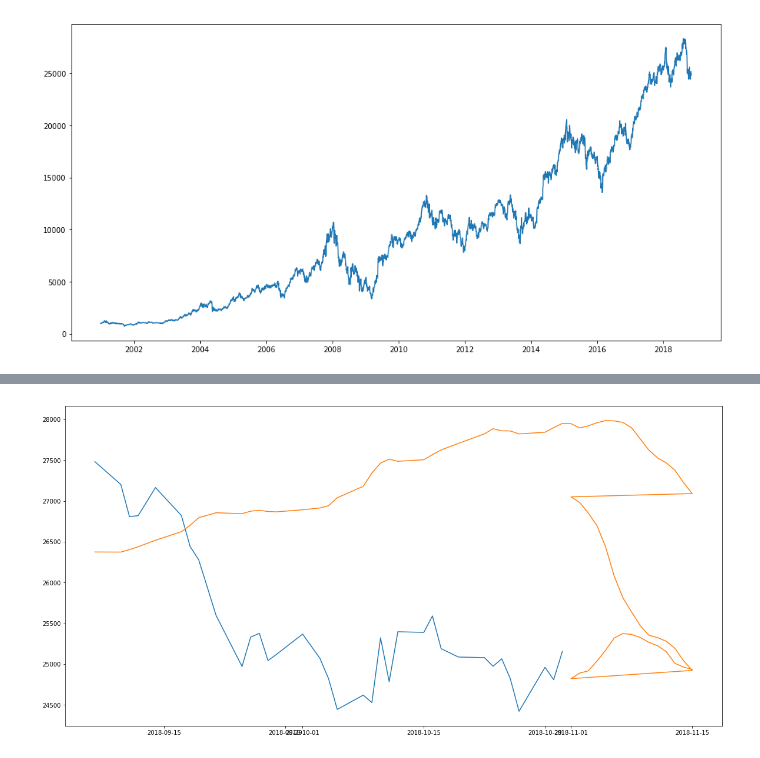
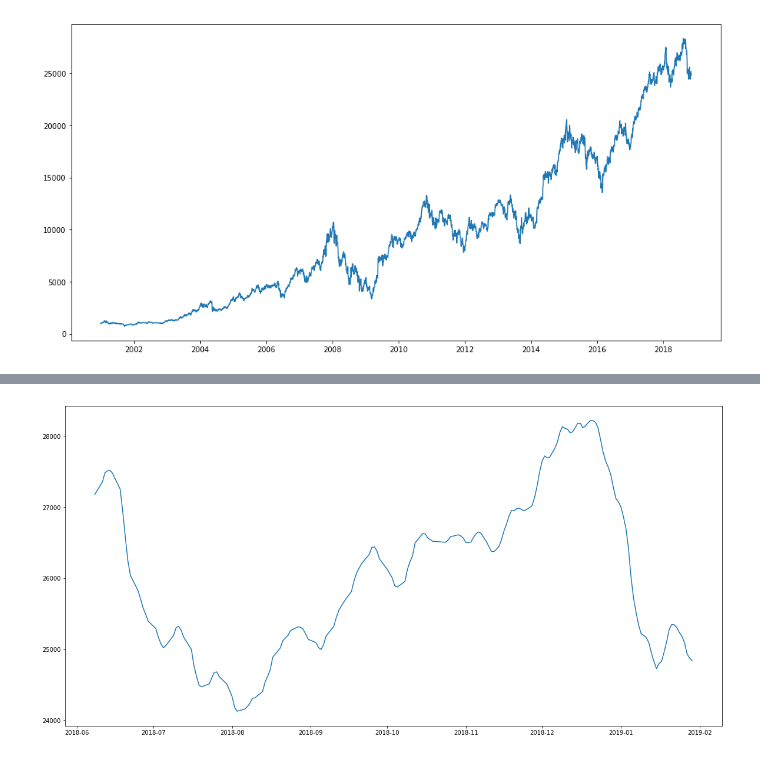
Before and after one commit to SanjotRaibagkar/mokshtech, a Jupyter notebook: stock_predictor/Section12BuildingaRNN/LoadModelFromDisk.ipynb, the cells around one changed output, grey strips where cells are left out. Saved outputs shown, nothing was run; the diff lists cells and outputs as text; code cells hidden in the pictures.

```diff
--- a/stock_predictor/Section12BuildingaRNN/LoadModelFromDisk.ipynb
+++ b/stock_predictor/Section12BuildingaRNN/LoadModelFromDisk.ipynb
@@ -72,5 +69,5 @@ new_data.shape, train.shape, valid.shape
 # %%
-inputs = new_data[len(new_data) - len(valid) - 60:].values
+inputs = new_data[len(new_data) - len(valid) :].values
 # %%
 inputs.shape
 # %% [output]
@@ -147,7 +151,8 @@ X_test.shape
 # %%
 from keras.models import model_from_json
 import os
-symbol = "BANKNIFTY_15"
+no_of_days = 90
+symbol = "BANKNIFTY_30"
 json_file = open('model.json', 'r')
 loaded_model_json = json_file.read()
 json_file.close()
@@ -192,5 +197,5 @@ valid.shape
 # %%
-valid = new_data[upto:]
+valid = new_data[len(new_data)-188:]
 # %%
 valid.shape
 # %% [output]
@@ -241,15 +252,15 @@ plt.show()
 import numpy as np
 date = np.array('2018-11-01', dtype=np.datetime64)
 date
-date12 =date + np.arange(15)
-date12
-one1 = np.reshape(date12, (date12.shape[0]),1)
+date15 =date + np.arange(no_of_days)
+one1 = np.reshape(date15, (date15.shape[0]),1)
 test_df = pd.DataFrame(index = one1)
 valid = valid.append(test_df)
-valid = valid[15:]
+valid['Predictions'] = valid.Predictions.shift(no_of_days)
+valid = valid[no_of_days:]
 
-valid['Predictions'] = score
-valid
+#valid['Predictions'] = score
+#valid
 # %% [output]
 of pandas will change to not sort by default.
 
@@ -279,7 +293,7 @@ To retain the current behavior and silence the warning, pass 'sort=True'.
 # %%
 #plt.plot(train['Close'])
-plt.plot(valid['Close'], label = "Close")
+#plt.plot(valid['Close'], label = "Close")
 plt.plot(valid['Predictions'], label = "Prediction")
 plt.show()
 # %% [output]
-[figure, old version]
+[figure, new version]
```
Also changed, not shown: parts of 22 cells of this notebook, 11 other files.
